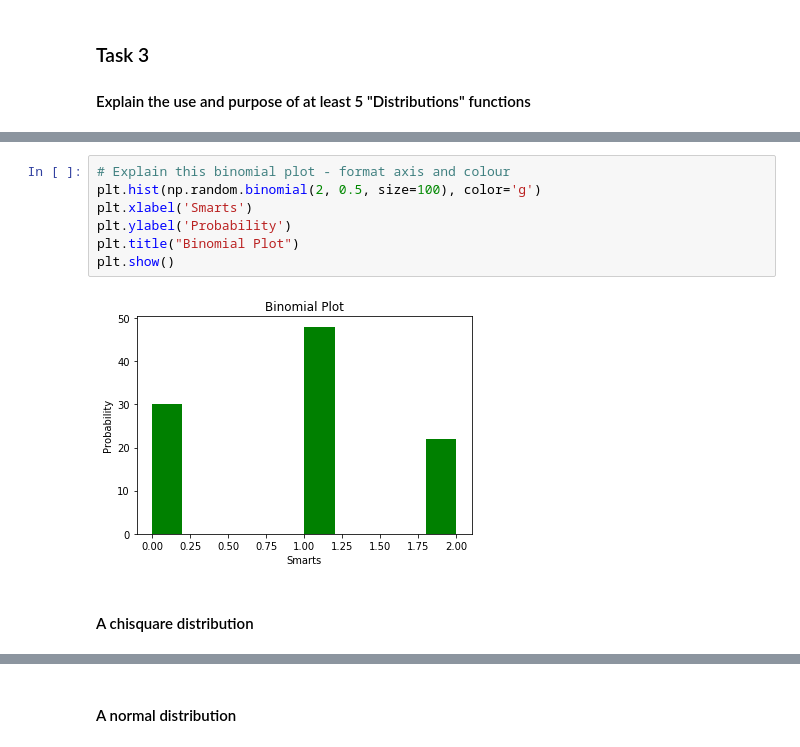
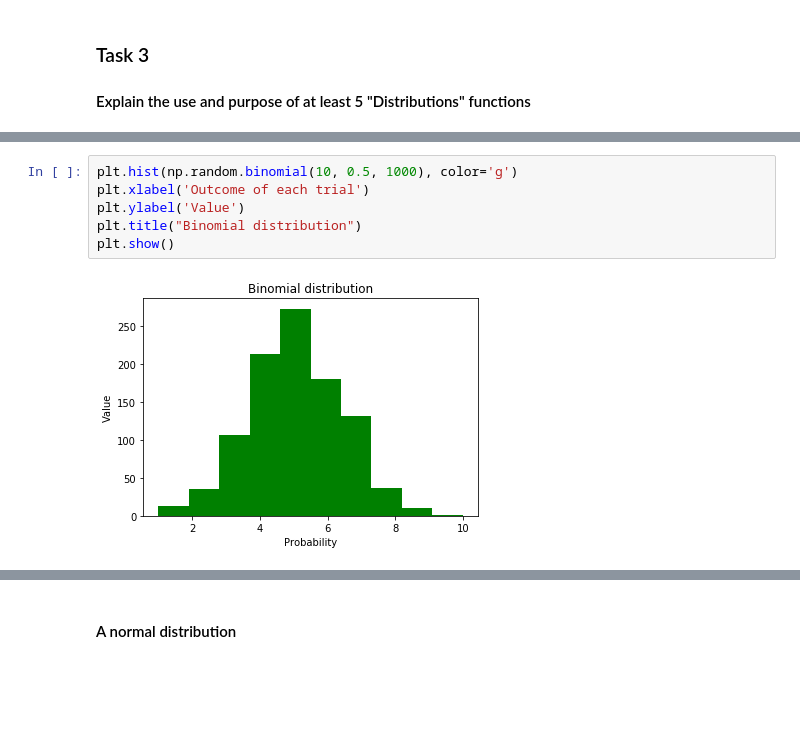
Before and after one commit to SimonMcLain/GMIT-Programming-for-Data-Analysis---Practicals, a Jupyter notebook: numpy-random.ipynb, the cells around one changed output, grey strips where cells are left out. Drawn from its saved outputs; the diff is of its cells as text; blank space fills up the shorter version.

```diff
--- a/numpy-random.ipynb
+++ b/numpy-random.ipynb
@@ -107,11 +94,8 @@ array([1, 0, 1, 2, 1, 1, 1, 1, 1, 1, 1, 2, 1, 1, 2, 2, 1, 2, 0, 1, 0, 1,
 # %%
-# Explain this binomial plot - format axis and colour
-plt.hist(np.random.binomial(2, 0.5, size=100), color='g')
-plt.xlabel('Smarts')
-plt.ylabel('Probability')
-plt.title("Binomial Plot")
+plt.hist(np.random.binomial(10, 0.5, 1000), color='g')
+plt.xlabel('Outcome of each trial')
+plt.ylabel('Value')
+plt.title("Binomial distribution")
 plt.show()
 # %% [output]
-[figure, old version]
+[figure, new version]
-# %% [markdown]
-#### A chisquare distribution
```
Also changed, not shown: parts of 23 cells of this notebook, 1 other file.
